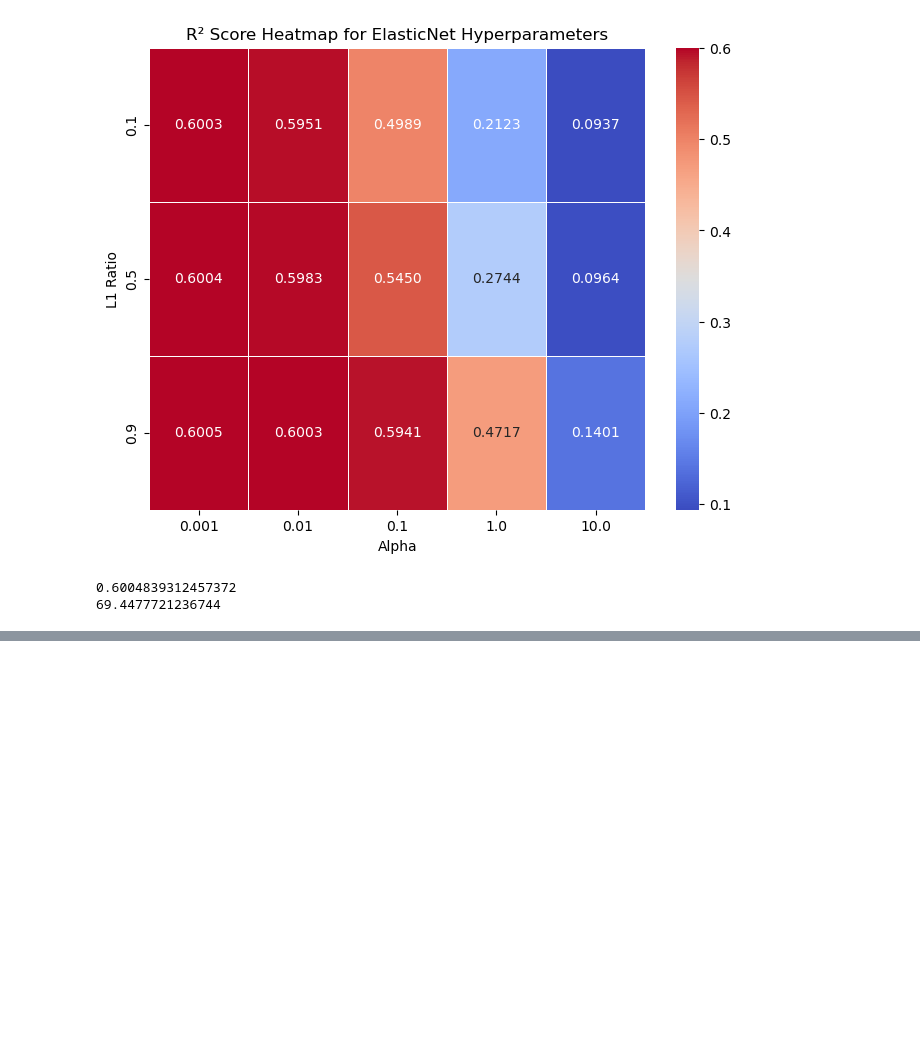
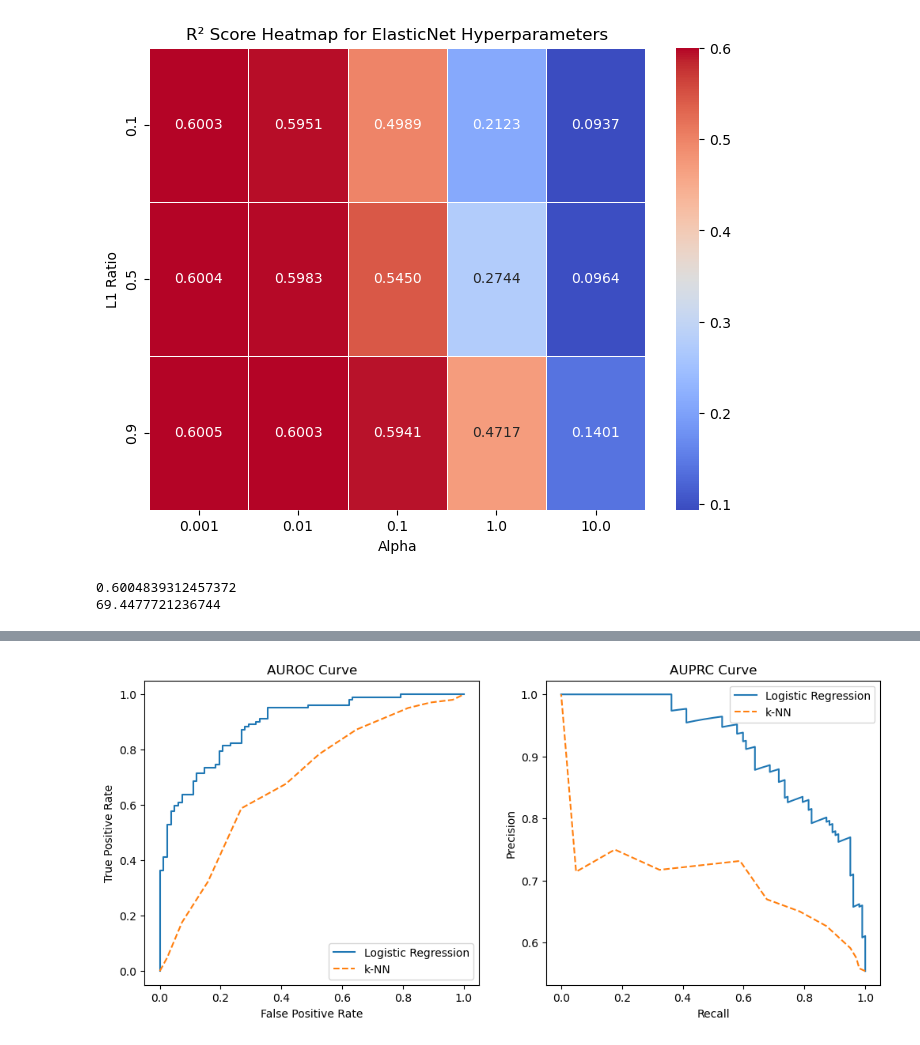
Before and after one commit to missa098/BINF-5507-RNA, a Jupyter notebook: Assignment 2/Scripts/main.ipynb, the cells around one changed output, grey strips where cells are left out. Cells and saved outputs as stored; diff of their text form; code cells hidden in the pictures; blank space fills up the shorter version.

```diff
--- a/Assignment 2/Scripts/main.ipynb
+++ b/Assignment 2/Scripts/main.ipynb
@@ -189,0 +205,18 @@ print(final_rmse)
+# %%
+#classification task
+
+#converting 'num' to binary (0 = No Heart Disease, 1+ = Heart Disease)
+df['num'] = (df['num'] > 0).astype(int)
+
+#define the features --> chol and num and target --> num
+X_class = df.drop(columns=['chol', 'num'])  # Drop regression target 'chol'
+y_class = df['num']
+
+#train-test split
+X_train_class, X_test_class, y_train_class, y_test_class = train_test_split(
+    X_class, y_class, test_size=0.2, random_state=42, stratify=y_class
+)
+
+#check class distribution
+print(y_train_class.value_counts(normalize=True))
+print(y_test_class.value_counts(normalize=True))
@@ -189,0 +339,35 @@ print(final_rmse)
+# %%
+#Finally, plotting AUROC and AUPRC curves for the model’s best configuration
+import matplotlib.pyplot as plt
+from sklearn.metrics import roc_curve, auc, precision_recall_curve
+
+#metrics for best logistic regression model
+fpr_log, tpr_log, _ = roc_curve(y_test_class, y_pred_proba_log)
+precision_log, recall_log, _ = precision_recall_curve(y_test_class, y_pred_proba_log)
+
+#metrics for best k-NN model
+fpr_knn, tpr_knn, _ = roc_curve(y_test_class, y_pred_proba_knn)
+precision_knn, recall_knn, _ = precision_recall_curve(y_test_class, y_pred_proba_knn)
+
+#plotting AUROC and AUPRC curves
+plt.figure(figsize=(12, 5))
+
+plt.subplot(1, 2, 1)
+plt.plot(fpr_log, tpr_log, label='Logistic Regression')
+plt.plot(fpr_knn, tpr_knn, label='k-NN', linestyle='dashed')
+plt.xlabel("False Positive Rate")
+plt.ylabel("True Positive Rate")
+plt.title("AUROC Curve")
+plt.legend()
+
+plt.subplot(1, 2, 2)
+plt.plot(recall_log, precision_log, label='Logistic Regression')
+plt.plot(recall_knn, precision_knn, label='k-NN', linestyle='dashed')
+plt.xlabel("Recall")
+plt.ylabel("Precision")
+plt.title("AUPRC Curve")
+plt.legend()
+
+plt.show()
+# %% [output]
+[figure, added]
```
Also changed, not shown: parts of 7 cells of this notebook.
